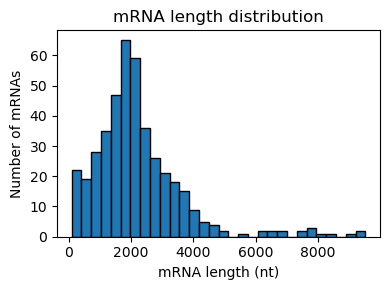
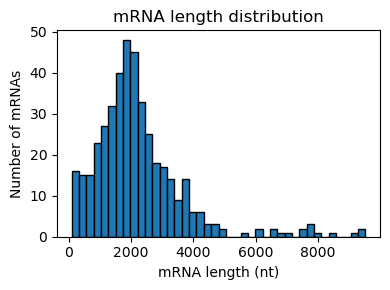
Code edit (unified diff) that turned the first committed figure into the second:
--- before
+++ after
@@ -1,5 +1,5 @@
 plt.figure(figsize=(4, 3))
 
-plt.hist(mrna_df["mrna_length"], bins=30, edgecolor="black")
+plt.hist(mrna_df["mrna_length"], bins=40, edgecolor="black")
 
 plt.xlabel("mRNA length (nt)")

Commit: up